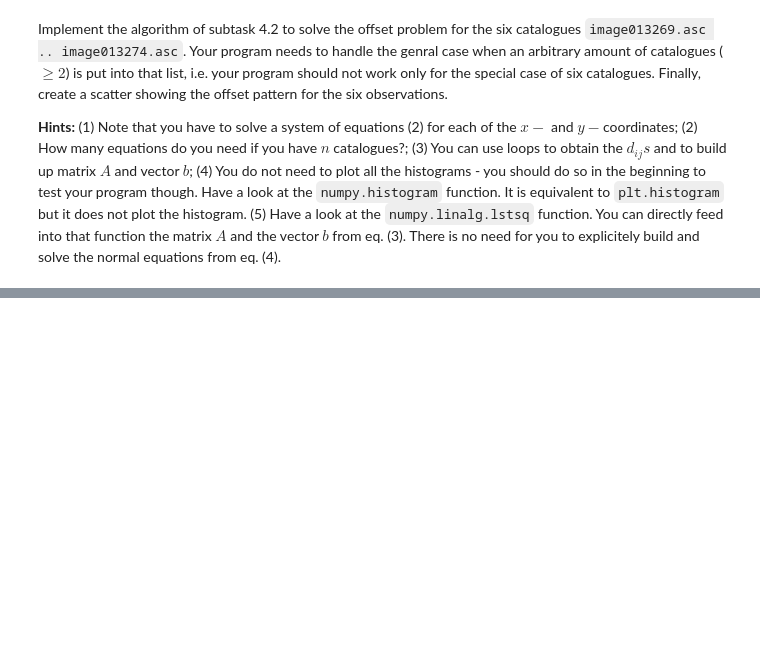
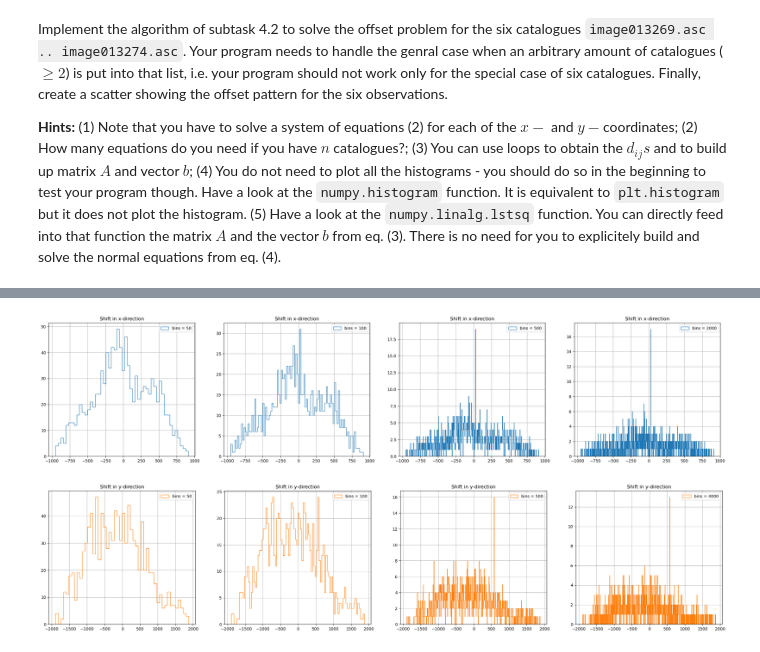
Before and after one commit to benjbrandt/physics725, a Jupyter notebook: Week8/Project_3_Catalogue_Crossmatching_students.ipynb, the cells around one changed output, grey strips where cells are left out. Cells and saved outputs as stored; diff of their text form; code cells hidden in the pictures; blank space fills up the shorter version.

```diff
--- a/Week8/Project_3_Catalogue_Crossmatching_students.ipynb
+++ b/Week8/Project_3_Catalogue_Crossmatching_students.ipynb
@@ -208,0 +278,38 @@ Implement the algorithm of subtask 4.2 to solve the offset problem for the six c
+# %%
+# calculate the differences between each x and y value from the first to all other x and y values from the second image
+diffx = x1[:, np.newaxis] - x2
+diffy = y1[:, np.newaxis] - y2
+
+# flatten the result for the histogram
+x_distances = np.ndarray.flatten(diffx)
+y_distances = np.ndarray.flatten(diffy)
+
+# create histogram for the x and the y distances for different amount of bins in a subplot each
+# subplot for the x shit
+fig, ax = plt.subplots(1,4, figsize=(30,6))
+x_counts_50, x_bins_50, x_patches_50 = ax[0].hist(x_distances, bins=50, histtype='step', label='bins = 50')
+x_counts_100, x_bins_100, x_patches_100 = ax[1].hist(x_distances, bins=100, histtype='step', label='bins = 100')
+x_counts_500, x_bins_500, x_patches_500 = ax[2].hist(x_distances, bins=500, histtype='step', label='bins = 500')
+x_counts, x_bins, x_patches = ax[3].hist(x_distances, bins=1000, histtype='step', label='bins = 2000')
+
+# create legends, titles, and grid
+for ax in ax:
+    ax.legend()
+    ax.set_title('Shift in x-direction')
+    ax.grid()
+
+# subplot for the y shit
+fig, ax = plt.subplots(1,4, figsize=(30,6))
+y_counts_50, y_bins_50, y_patches_50 = ax[0].hist(y_distances, bins=50, color='tab:orange' ,histtype='step', label='bins = 50')
+y_counts_100, y_bins_100, y_patches_100 = ax[1].hist(y_distances, bins=100, color='tab:orange' ,histtype='step', label='bins = 100')
+y_counts_500, y_bins_500, y_patches_500 = ax[2].hist(y_distances, bins=500, color='tab:orange' ,histtype='step', label='bins = 500')
+y_counts, y_bins, y_patches = ax[3].hist(y_distances, bins=1000, color='tab:orange' ,histtype='step', label='bins = 4000')
+
+# create legends, titles, and grid
+for ax in ax:
+    ax.legend()
+    ax.set_title('Shift in y-direction')
+    ax.grid()
+# %% [output]
+[figure, added]
+[figure, added]
```
Also changed, not shown: parts of 7 cells of this notebook.
